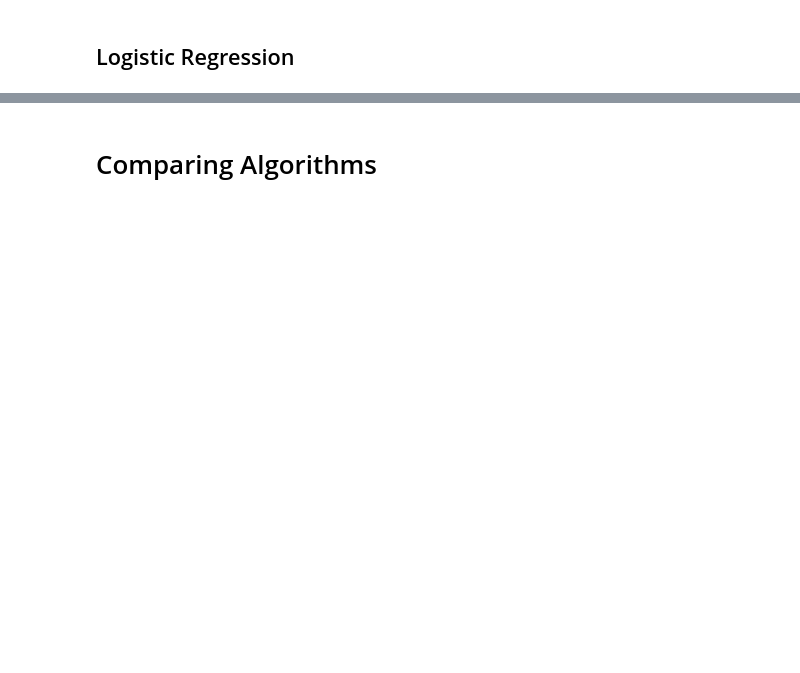
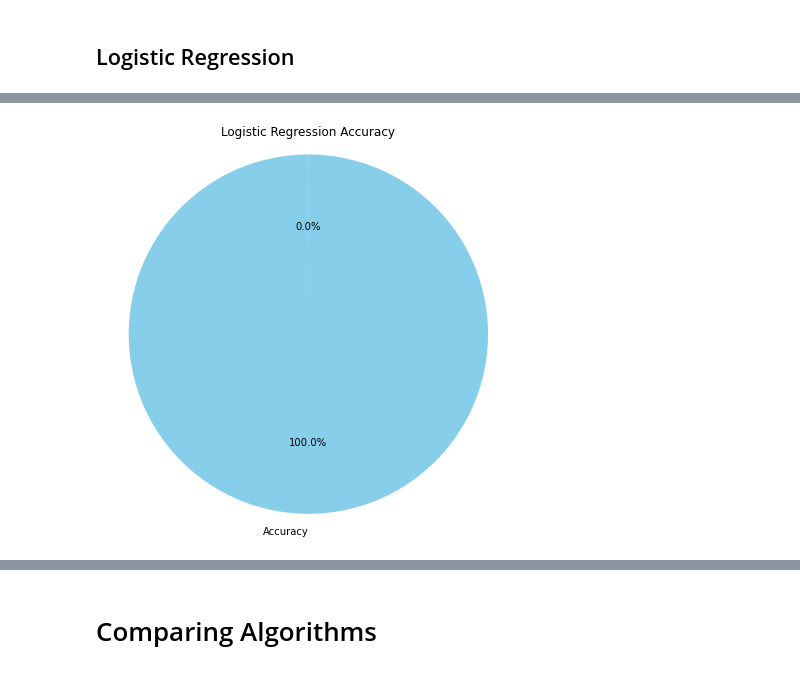
Before and after one commit to heberjuunior/Heber_ML_CA1, a Jupyter notebook: Heber_ML_CA1_Y4.ipynb, the cells around one changed output, grey strips where cells are left out. Drawn from its saved outputs; the diff is of its cells as text; code cells hidden in the pictures; blank space fills up the shorter version.

```diff
--- a/Heber_ML_CA1_Y4.ipynb
+++ b/Heber_ML_CA1_Y4.ipynb
@@ -316,8 +294,4 @@ I applied *MinMaxScaler* to standardize the numerical features, aiming to align
 # %%
-numerical_columns = ['Source Port', 'Destination Port', 'NAT Source Port', 'NAT Destination Port',
+numerical = ['Source Port', 'Destination Port', 'NAT Source Port', 'NAT Destination Port',
                      'Bytes', 'Bytes Sent', 'Bytes Received', 'Packets', 'Elapsed Time (sec)',
                      'pkts_sent', 'pkts_received']
-
-min_max_scaler = MinMaxScaler()
-df[numerical_columns] = min_max_scaler.fit_transform(df[numerical_columns])
-df.head()
@@ -330,0 +298,4 @@ df.head()
+# %%
+min_max_scaler = MinMaxScaler()
+df[numerical] = min_max_scaler.fit_transform(df[numerical])
+df.head()
@@ -386,2 +365,5 @@ The selection of linear regression was driven by the objective of predicting the
 
 Instantiate the Logistic Regression model by creating an instance of it, then train the model using the training data.
+# %%
+lr = LogisticRegression()
+lr.fit(x_train, y_train)
@@ -388,10 +372,5 @@ Instantiate the Logistic Regression model by creating an instance of it, then tr
 # %%
-from sklearn.metrics import accuracy_score, classification_report, confusion_matrix
-
-lr = LogisticRegression()
-lr.fit(X_train, y_train)
-
-lr_predictions = lr.predict(X_train)
+lr_predictions = lr.predict(x_train)
 lr_accuracy = accuracy_score(y_train, lr_predictions)
 lr_report = classification_report(y_train, lr_predictions)
 lr_confusion_matrix = confusion_matrix(y_train, lr_predictions)
@@ -404,8 +395,10 @@ print('Accuracy:', lr_accuracy)
 # %%
-plt.figure(figsize=(8, 4))
-plt.bar(["Logistic Regression"], [lr_accuracy], color='#FFAF45')
+plt.figure(figsize=(6, 6))
+plt.pie([lr_accuracy, 1 - lr_accuracy], labels=["Accuracy", ""], colors=['skyblue', 'lightgrey'], autopct='%1.1f%%', startangle=90)
 plt.title("Logistic Regression Accuracy")
-plt.grid(True)
+plt.axis('equal')
 plt.tight_layout()
 plt.show()
+# %% [output]
+[figure, added]
 # %%
```
Also changed, not shown: parts of 48 cells of this notebook.
